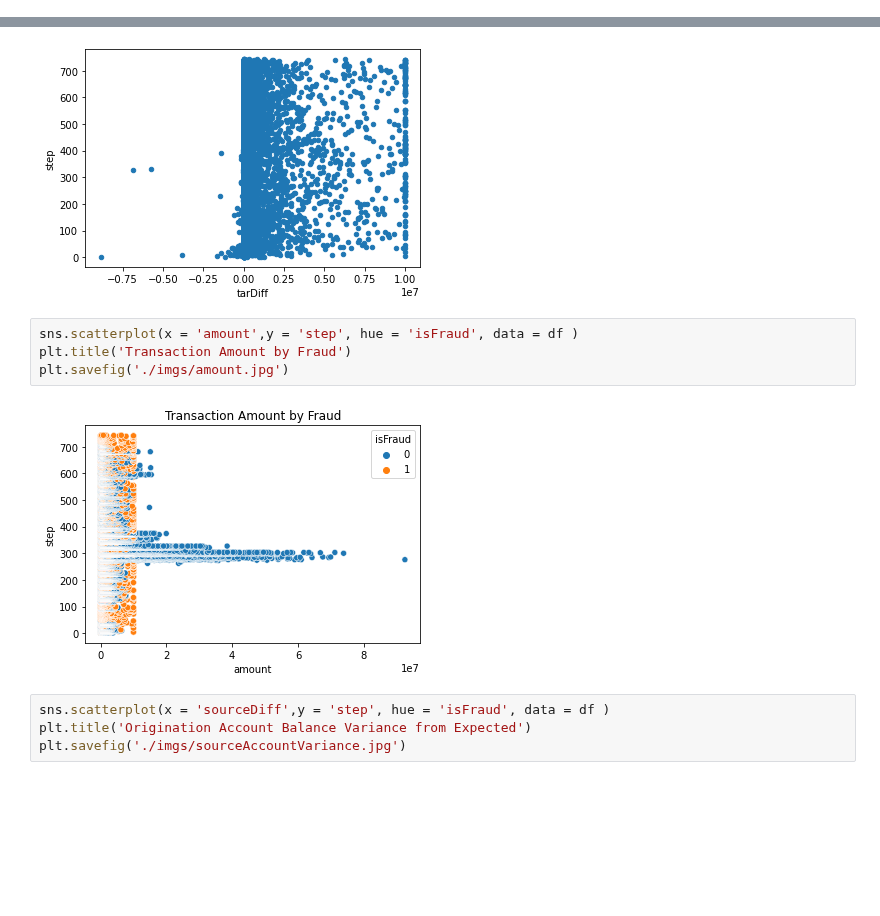
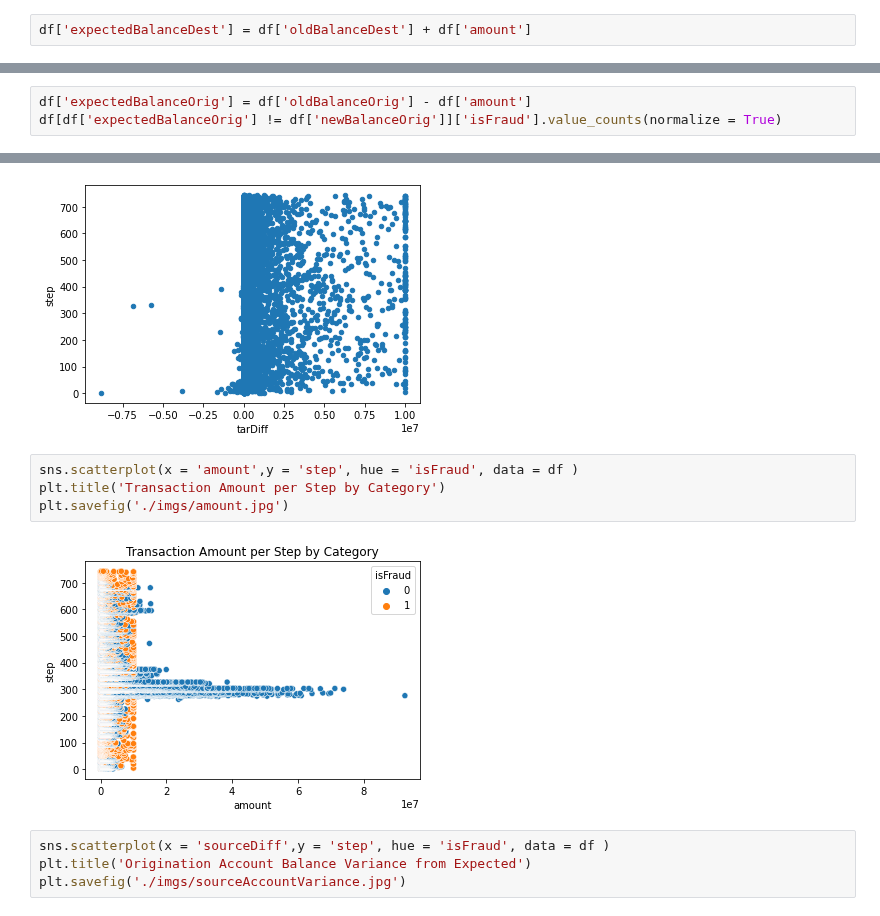
Before and after one commit to kduane/fake_fraud, a Jupyter notebook: eda.ipynb, the cells around one changed output, grey strips where cells are left out. Drawn from its saved outputs; the diff is of its cells as text; blank space fills up the shorter version.

```diff
--- a/eda.ipynb
+++ b/eda.ipynb
@@ -295,3 +295,5 @@ newBalanceDest         NaN
 isFraud           1.000000
 type_TRANSFER     0.955196
 Name: isFraud, dtype: float64
+# %%
+df['expectedBalanceDest'] = df['oldBalanceDest'] + df['amount']
@@ -297,0 +306,3 @@ Name: isFraud, dtype: float64
+# %%
+df['expectedBalanceOrig'] = df['oldBalanceOrig'] - df['amount']
+df[df['expectedBalanceOrig'] != df['newBalanceOrig']]['isFraud'].value_counts(normalize = True)
@@ -339,10 +360,10 @@ dtype: object
 [figure]
 # %%
 sns.scatterplot(x = 'amount',y = 'step', hue = 'isFraud', data = df )
-plt.title('Transaction Amount by Fraud')
+plt.title('Transaction Amount per Step by Category')
 plt.savefig('./imgs/amount.jpg')
 # %% [output]
-[figure, old version]
+[figure, new version]
 # %%
 sns.scatterplot(x = 'sourceDiff',y = 'step', hue = 'isFraud', data = df )
 plt.title('Origination Account Balance Variance from Expected')
```
Also changed, not shown: parts of 9 cells of this notebook, 6 other files.
